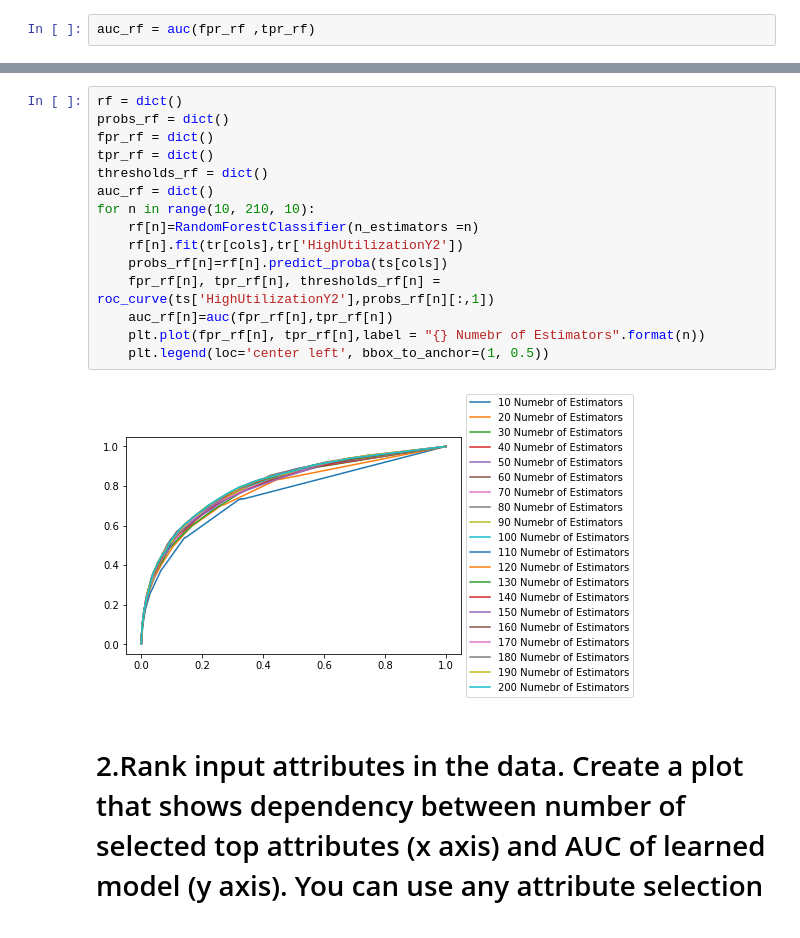
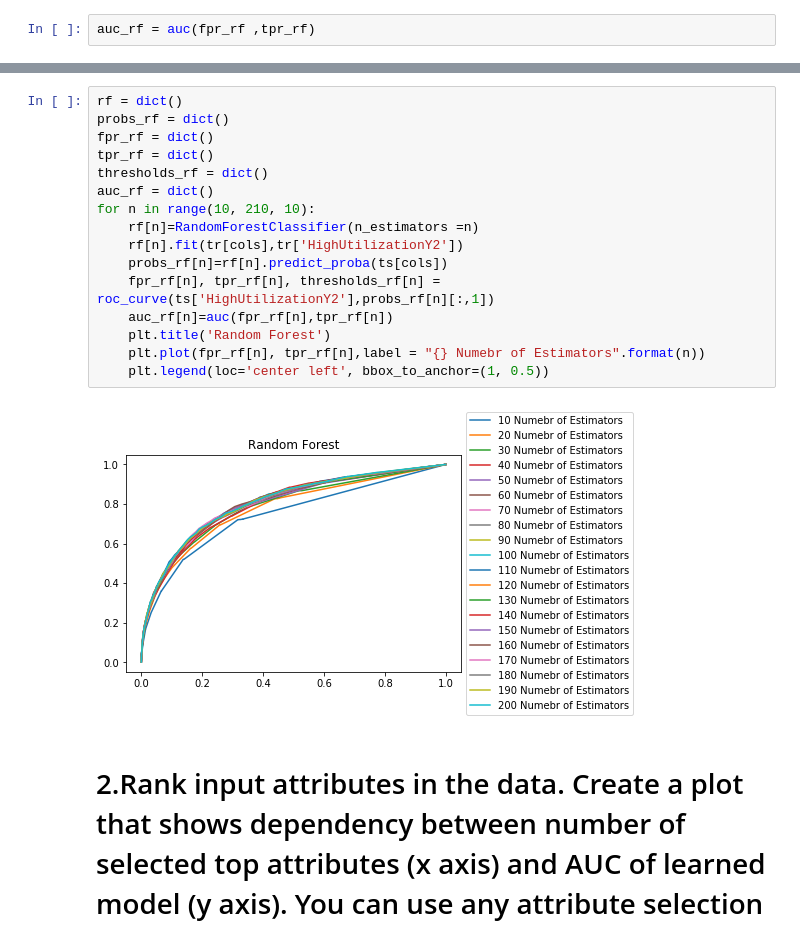
Before and after one commit to akhilanto/My-Python-Works, a Jupyter notebook: Python samples/Hap880assignmnet2.ipynb, the cells around one changed output, grey strips where cells are left out. Saved outputs shown, nothing was run; the diff lists cells and outputs as text.

```diff
--- a/Python samples/Hap880assignmnet2.ipynb
+++ b/Python samples/Hap880assignmnet2.ipynb
@@ -102,20 +102,21 @@ print(auc_rf200)
 # %%
 rf = dict()
 probs_rf = dict()
 fpr_rf = dict()
 tpr_rf = dict()
 thresholds_rf = dict()
 auc_rf = dict()
 for n in range(10, 210, 10):
     rf[n]=RandomForestClassifier(n_estimators =n)
     rf[n].fit(tr[cols],tr['HighUtilizationY2'])
     probs_rf[n]=rf[n].predict_proba(ts[cols])
     fpr_rf[n], tpr_rf[n], thresholds_rf[n] = roc_curve(ts['HighUtilizationY2'],probs_rf[n][:,1])
     auc_rf[n]=auc(fpr_rf[n],tpr_rf[n])
+    plt.title('Random Forest')
     plt.plot(fpr_rf[n], tpr_rf[n],label = "{} Numebr of Estimators".format(n))
     plt.legend(loc='center left', bbox_to_anchor=(1, 0.5))
 # %% [output]
-[figure, old version]
+[figure, new version]
 # %% [markdown]
 # 2.Rank input attributes in the data. Create a plot that shows dependency between number of selected top attributes (x axis) and AUC of learned model (y axis). You can use any attribute selection method and any classifier you want. Use highUtilizationPredictionV2wco dataset
 # %%
```
Also changed, not shown: parts of 15 cells of this notebook, 1 other file.
